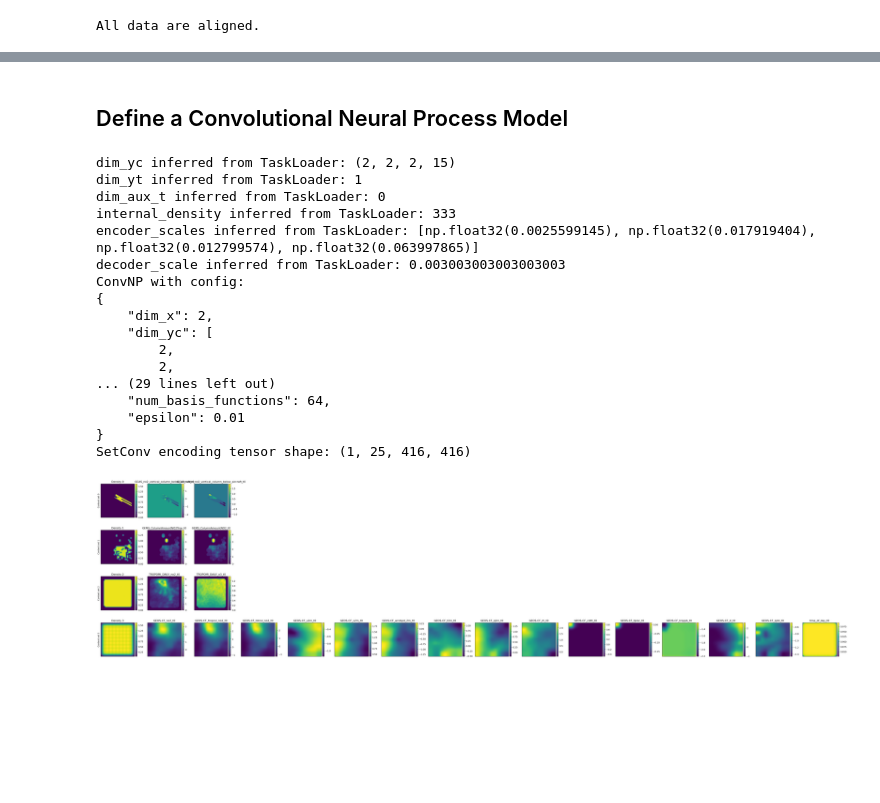
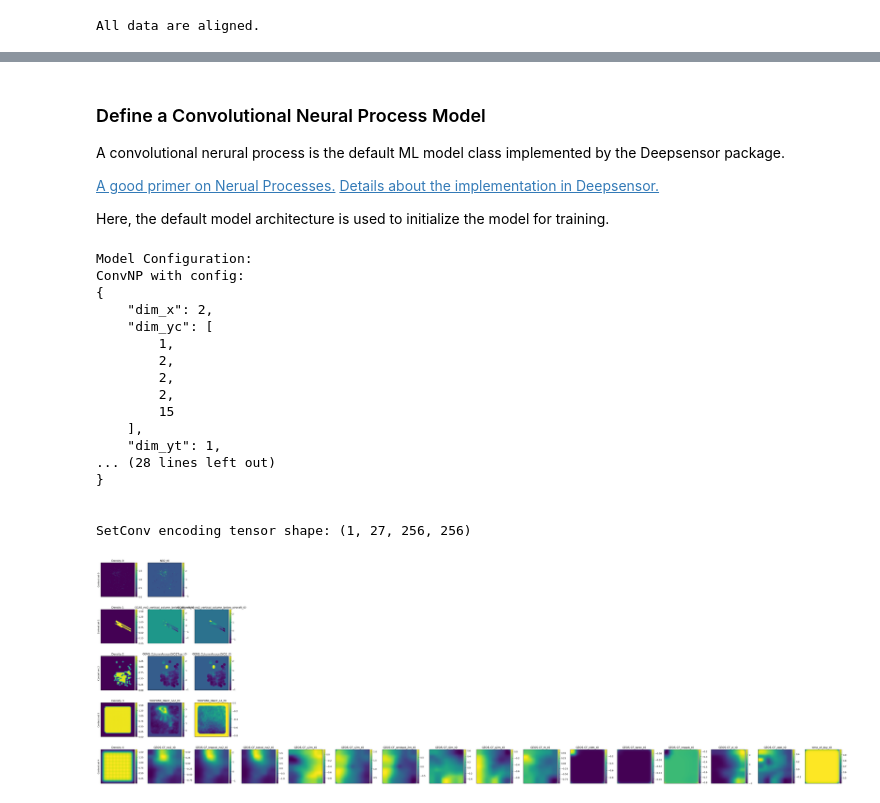
Before and after one commit to GEOS-ESM/ChemML, a Jupyter notebook: deepsensor_demo/Deepsensor_trial_Aug2025.ipynb, the cells around one changed output, grey strips where cells are left out. Saved outputs shown, nothing was run; the diff lists cells and outputs as text; code cells hidden in the pictures; blank space fills up the shorter version.

```diff
--- a/deepsensor_demo/Deepsensor_trial_Aug2025.ipynb
+++ b/deepsensor_demo/Deepsensor_trial_Aug2025.ipynb
@@ -204,10 +230,10 @@ def F_align_times(a_in,v_time,dt_tol = np.timedelta64(30,'m')):
 
 
 # Target times: AirKorea Monitor Data
-# v_time = f_data_airkorea.reset_index()['time'].unique()
+v_time = f_data_airkorea.reset_index()['time'].unique()
 
 # Target times: GCAS Flights
-v_time = a_data_GCAS.time.values
+# v_time = a_data_GCAS.time.values
 
 f_data_airkorea_aligned = F_align_times(f_data_airkorea,v_time)
 a_data_GEOSCF_aligned = F_align_times(a_data_GEOSCF,v_time) # 7MB
@@ -242,17 +346,30 @@ All data are aligned.
 # Define Data Processor
 data_processor = DataProcessor(x1_name="lat", x2_name="lon")
 
-# Process Data:
-f_data_airkorea_processed = data_processor(f_data_airkorea_aligned, method='positive_semidefinite')
-a_data_GEOSCF_processed = data_processor(a_data_GEOSCF_aligned, method='mean_std')
-a_data_TROPOMI_processed = data_processor(a_data_TROPOMI_daily_aligned, method='positive_semidefinite')
-a_data_GEMS_processed = data_processor(a_data_GEMS_aligned, method='positive_semidefinite')
-a_data_GCAS_processed = data_processor(a_data_GCAS_aligned, method='mean_std')
+# Condition the processor on the training data:
+_ = data_processor(d_training['airkorea'], method='positive_semidefinite')
+_ = data_processor(d_training['GEOSCF'], method='mean_std')
+_ = data_processor(d_training['TROPOMI'], method='positive_semidefinite')
+_ = data_processor(d_training['GEMS'], method='positive_semidefinite')
+_ = data_processor(d_training['GCAS'], method='positive_semidefinite')
+print(data_processor)
 
-print(data_processor)
+# Process Training and Testing Data:
+d_training_processed = {}
+d_testing_processed = {}
+if Consider_ground_monitors_as_input:
+    v_datatypes = ['airkorea','airkorea_input','GEOSCF','TROPOMI','GEMS','GCAS']
+else:
+    v_datatypes = ['airkorea','GEOSCF','TROPOMI','GEMS','GCAS']
+for s_datatype in v_datatypes:
+    try:
+        d_training_processed[s_datatype] = data_processor(d_training[s_datatype])
+    except:
+        pass
+    d_testing_processed[s_datatype] = data_processor(d_testing[s_datatype])
 
 data_processor.save(processor_dir)
 
-# !!! Create additional training data via rotations...
+# !!! TO DO: Create additional training data via rotations...
 # %% [output]
 DataProcessor with normalisation params:
@@ -308,46 +496,56 @@ Y_t: [(1, 306)]
 # %% [markdown]
-## Define a Convolutional Neural Process Model
+### Define a Convolutional Neural Process Model
+
+A convolutional nerural process is the default ML model class implemented by the Deepsensor package.
+
+[A good primer on Nerual Processes.](https://yanndubs.github.io/Neural-Process-Family/text/Intro.html) [Details about the implementation in Deepsensor.](https://alan-turing-institute.github.io/deepsensor/user-guide/convnp.html)
+
+Here, the default model architecture is used to initialize the model for training.
 # %%
 if b_Retrain_Model:
-    model = ConvNP(data_processor, task_loader, unet_channels=(32, 32, 32, 32, 32))
+    model = ConvNP(data_processor, training_task_loader, unet_channels=(32, 32, 32, 32, 32))
 
     # Fix a bug: JSON is not able to encode numpy float32:
     model.config['encoder_scales'] = [float(number) for number in model.config['encoder_scales']]
 
     # Save the model
     model.save(processor_dir)
 else:
-    model = ConvNP(data_processor, task_loader, processor_dir)
+    model = ConvNP(data_processor, training_task_loader, processor_dir)
+print('\n')
+print('Model Configuration:')
 print(model)
+print('\n')
 
 # encode a task to tensor and visualize the encoding
-task = task_loader("2024-02-17 01:30:00'", "all", "all")
+task = testing_task_loader("2024-02-17 01:30:00'", "all", "all")
 encoding = deepsensor.model.nps.compute_encoding_tensor(model, task)
 print(f"SetConv encoding tensor shape: {encoding.shape}")
-fig = deepsensor.plot.context_encoding(model, task, task_loader)
+print('\n')
+fig = deepsensor.plot.context_encoding(model, task, testing_task_loader)
 plt.show()
 
 # visualize the receptive field (note: will not work without internet access to download shapefiles)
 # fig = deepsensor.plot.receptive_field(model.model.receptive_field, data_processor, ccrs.PlateCarree(), "seoul")
 # fig.axes[0].add_feature(cfeature.BORDERS, linestyle=':')
 # plt.show()
 # %% [output]
-dim_yc inferred from TaskLoader: (2, 2, 2, 15)
-dim_yt inferred from TaskLoader: 1
-dim_aux_t inferred from TaskLoader: 0
-internal_density inferred from TaskLoader: 333
-encoder_scales inferred from TaskLoader: [np.float32(0.0025599145), np.float32(0.017919404), np.float32(0.012799574), np.float32(0.063997865)]
-decoder_scale inferred from TaskLoader: 0.003003003003003003
+Model Configuration:
 ConvNP with config:
 {
     "dim_x": 2,
     "dim_yc": [
+        1,
         2,
         2,
-... (29 lines left out)
-    "num_basis_functions": 64,
-    "epsilon": 0.01
+        2,
+        15
+    ],
+    "dim_yt": 1,
+... (28 lines left out)
 }
-SetConv encoding tensor shape: (1, 25, 416, 416)
+
+
+SetConv encoding tensor shape: (1, 27, 256, 256)
-[figure, old version]
+[figure, new version]
 # %% [markdown]
```
Also changed, not shown: parts of 33 cells of this notebook.
